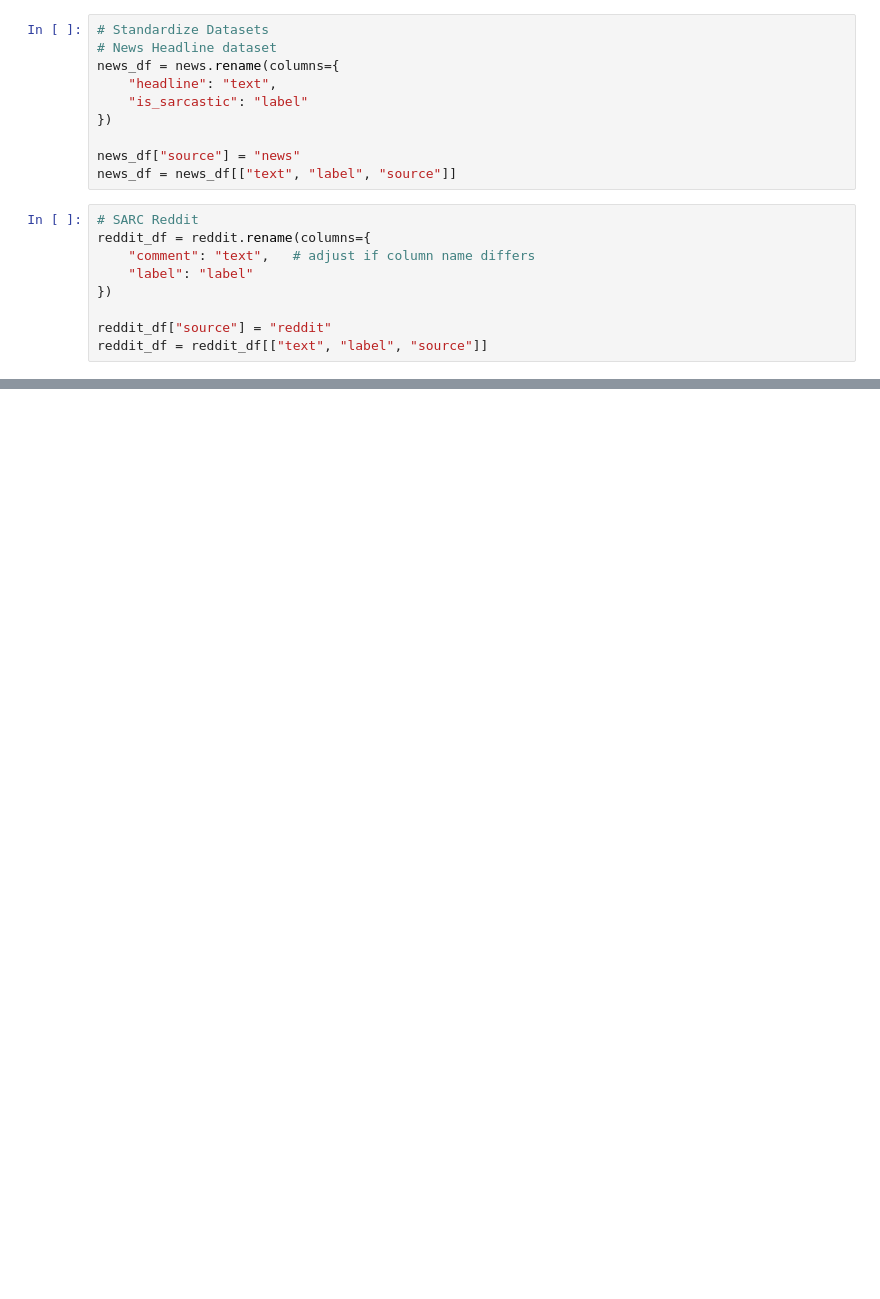
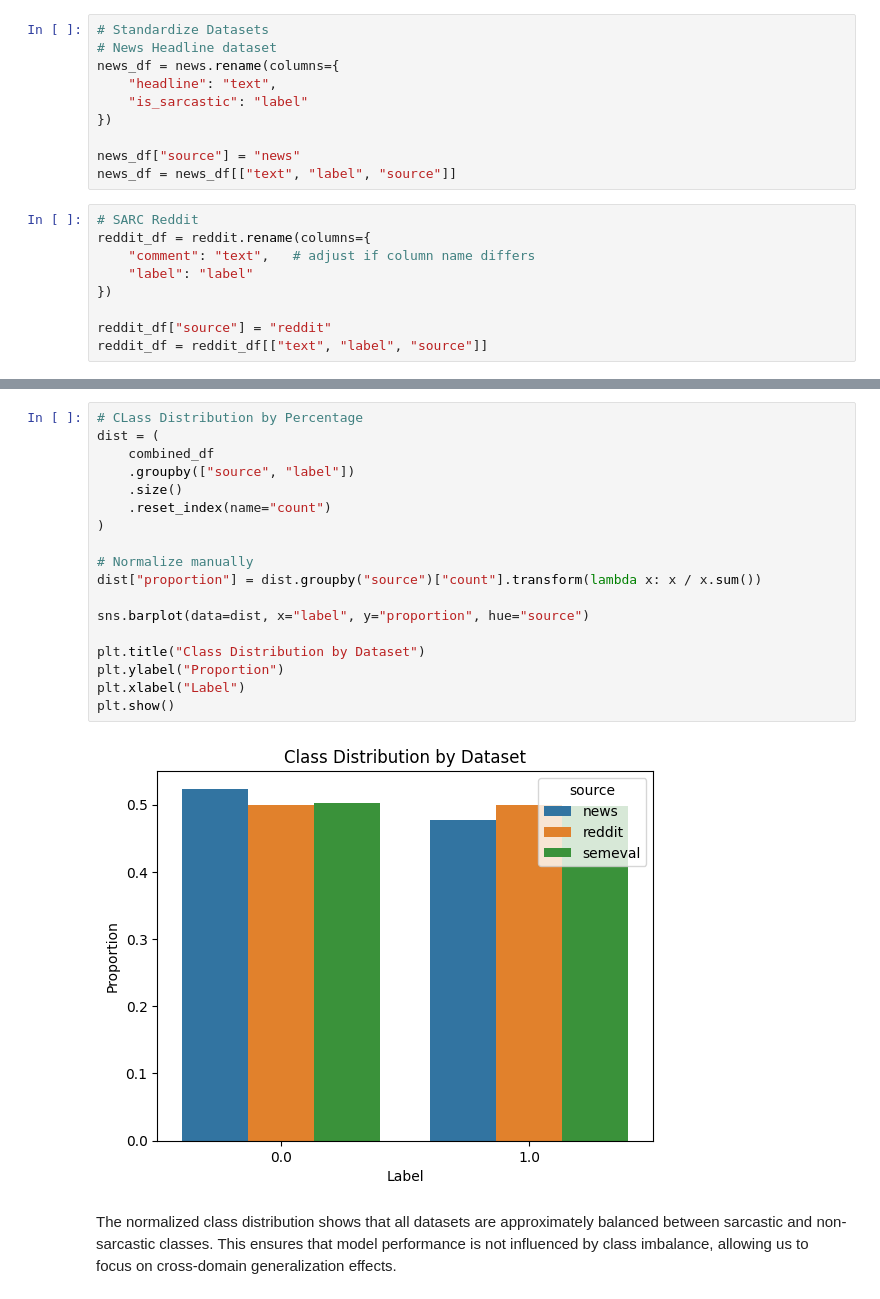
Before and after one commit to palishiita/Sarcasm_detection_in_social_media, a Jupyter notebook: notebooks/01_data_exploration.ipynb, the cells around one changed output, grey strips where cells are left out. Drawn from its saved outputs; the diff is of its cells as text; blank space fills up the shorter version.

```diff
--- a/notebooks/01_data_exploration.ipynb
+++ b/notebooks/01_data_exploration.ipynb
@@ -149,3 +240,25 @@ plt.show()
+# %%
+# CLass Distribution by Percentage
+dist = (
+    combined_df
+    .groupby(["source", "label"])
+    .size()
+    .reset_index(name="count")
+)
+
+# Normalize manually
+dist["proportion"] = dist.groupby("source")["count"].transform(lambda x: x / x.sum())
+
+sns.barplot(data=dist, x="label", y="proportion", hue="source")
+
+plt.title("Class Distribution by Dataset")
+plt.ylabel("Proportion")
+plt.xlabel("Label")
+plt.show()
+# %% [output]
+[figure, added]
+# %% [markdown]
+The normalized class distribution shows that all datasets are approximately balanced between sarcastic and non-sarcastic classes. This ensures that model performance is not influenced by class imbalance, allowing us to focus on cross-domain generalization effects.
 # %% [markdown]
 ## Class Distribution Analysis
 
```
Also changed, not shown: parts of 16 cells of this notebook.
